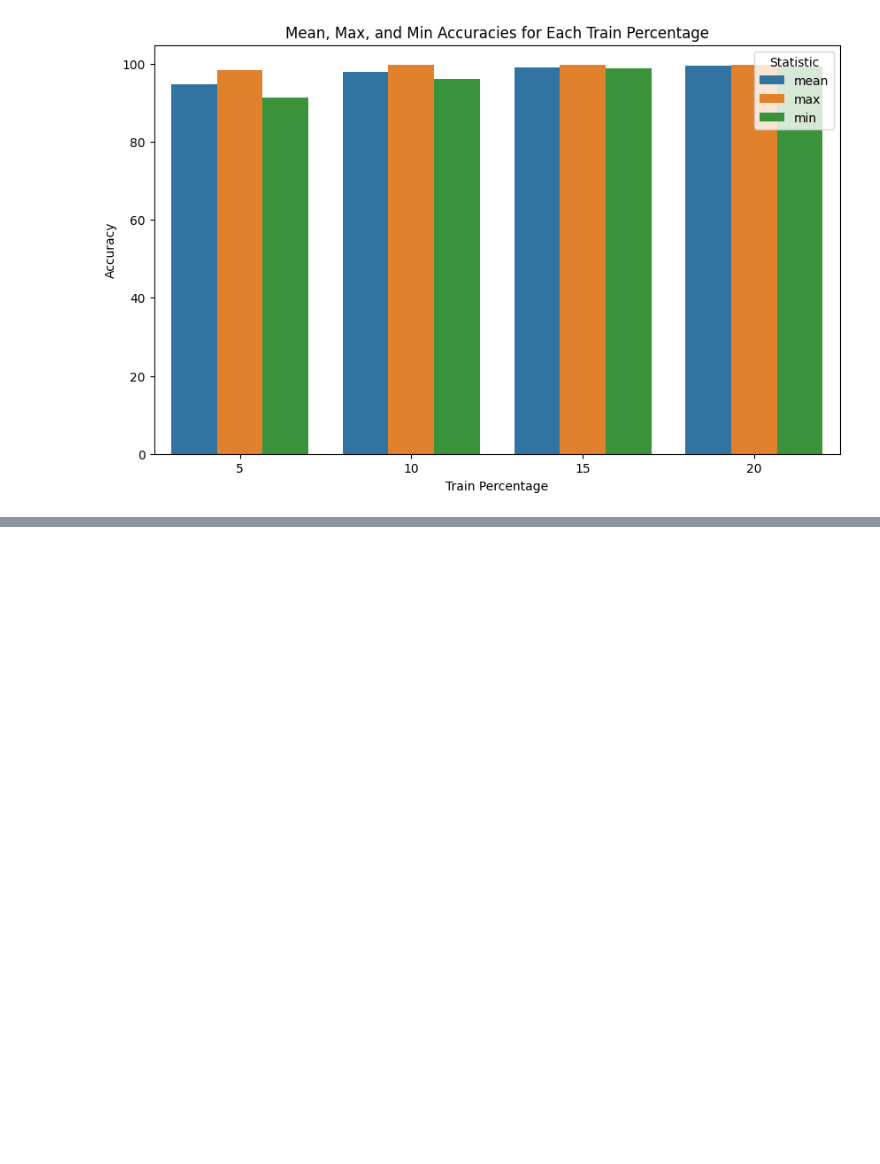
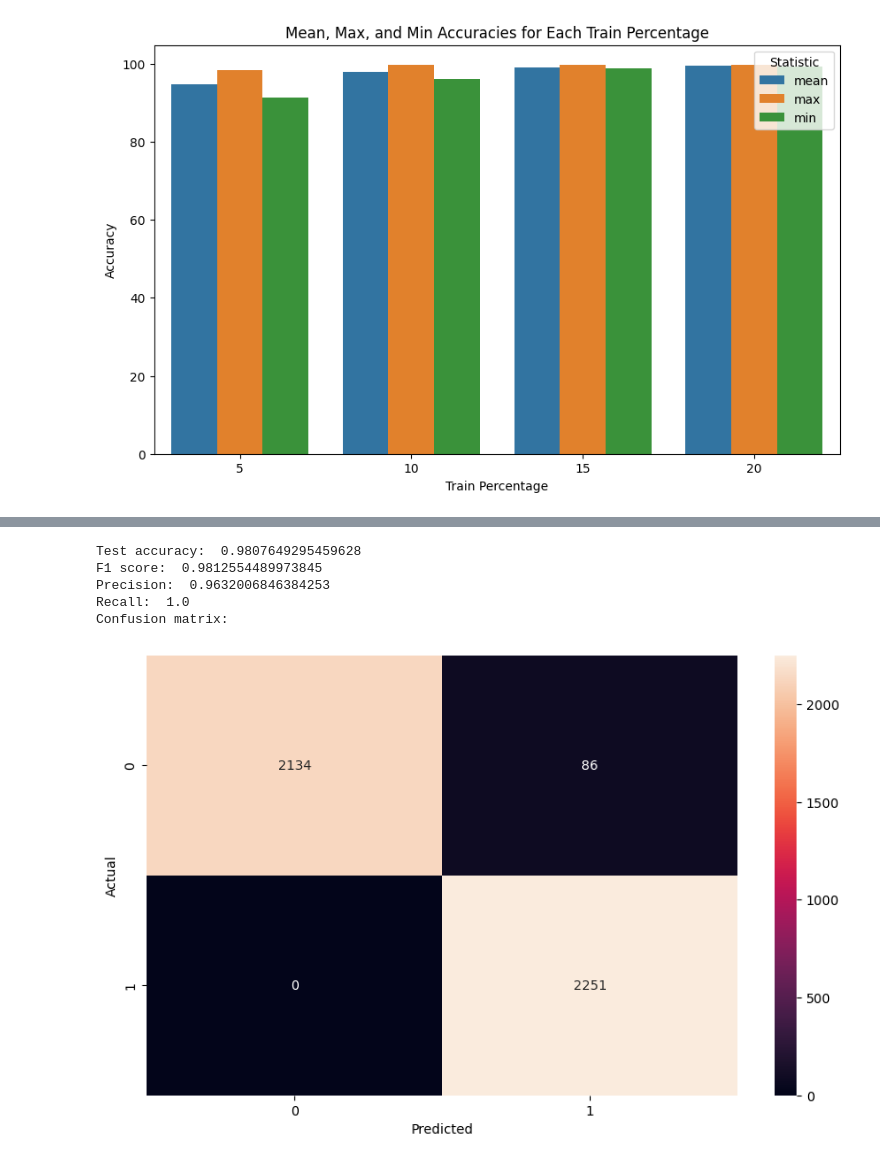
Before and after one commit to OmarAtyqy/VpaGCN, a Jupyter notebook: main.ipynb, the cells around one changed output, grey strips where cells are left out. Drawn from its saved outputs; the diff is of its cells as text; code cells hidden in the pictures; blank space fills up the shorter version.

```diff
--- a/main.ipynb
+++ b/main.ipynb
@@ -1382,0 +1544,14 @@ plt.savefig('figures/results/inv_k_fold.png', dpi=300)
+# %%
+# load the best individual from the pickle file
+with open("models/best_individual.pkl", "rb") as f:
+    best_individual = pickle.load(f)
+
+# create the model
+model = GCN(
+    hidden_channels=best_individual["hidden_channels"],
+    lr=best_individual["lr"],
+    weight_decay=best_individual["weight_decay"],
+    dropout=best_individual["dropout"],
+    activation_function=best_individual["activation_function"],
+    optimizer=best_individual["optimizer"]
+)
@@ -1382,0 +1560,3 @@ plt.savefig('figures/results/inv_k_fold.png', dpi=300)
+# %%
+# load data
+data = load_graph_data()
@@ -1382,0 +1600,3 @@ plt.savefig('figures/results/inv_k_fold.png', dpi=300)
+# %%
+# fit the model
+model.fit(data, train_mask, epochs=2000, stop_acc=0.998)
@@ -1382,0 +1622,25 @@ plt.savefig('figures/results/inv_k_fold.png', dpi=300)
+# %%
+# test the model
+test_acc, f1, precision, recall, cm = model.test(data, test_mask)
+# %%
+# print the results
+print("Test accuracy: ", test_acc)
+print("F1 score: ", f1)
+print("Precision: ", precision)
+print("Recall: ", recall)
+print("Confusion matrix: ")
+
+# plot the confusion matrix
+plt.figure(figsize=(10, 6))
+sns.heatmap(cm, annot=True, fmt='g')
+plt.xlabel("Predicted")
+plt.ylabel("Actual")
+plt.savefig('figures/results/confusion_matrix.png', dpi=300)
+plt.show()
+# %% [output]
+Test accuracy:  0.9807649295459628
+F1 score:  0.9812554489973845
+Precision:  0.9632006846384253
+Recall:  1.0
+Confusion matrix:
+[figure, added]
```
Also changed, not shown: parts of 10 cells of this notebook.
